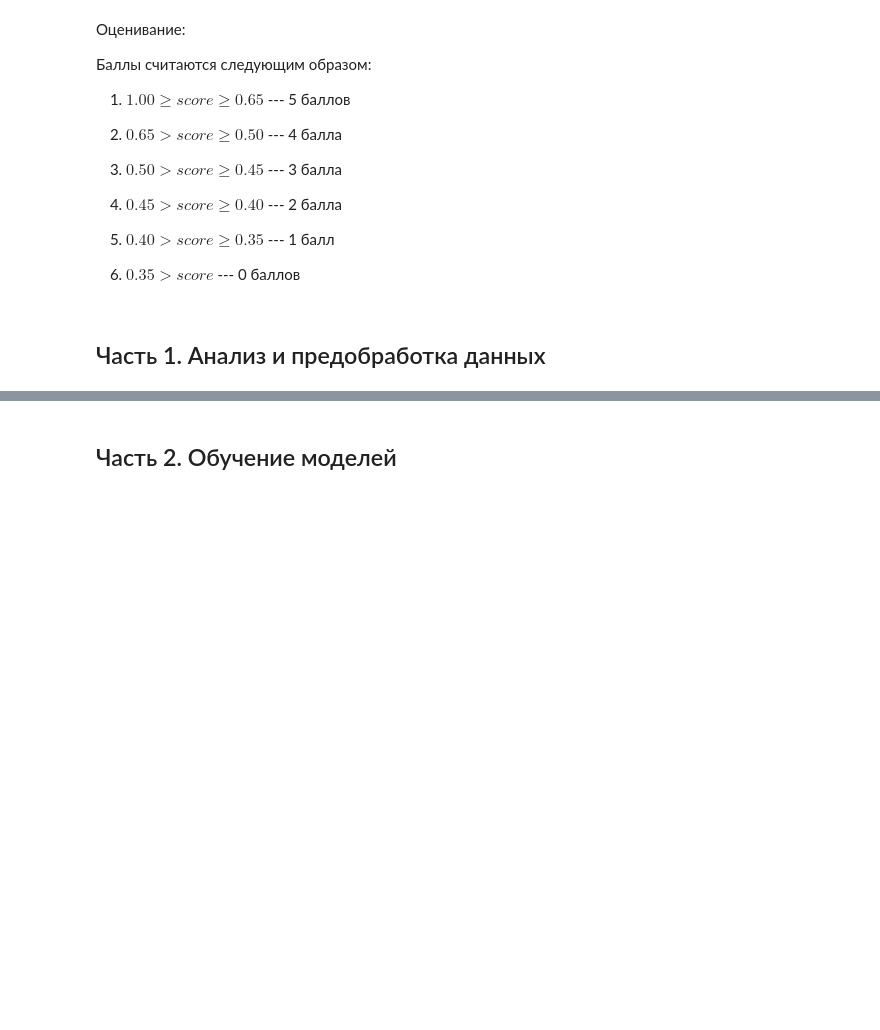
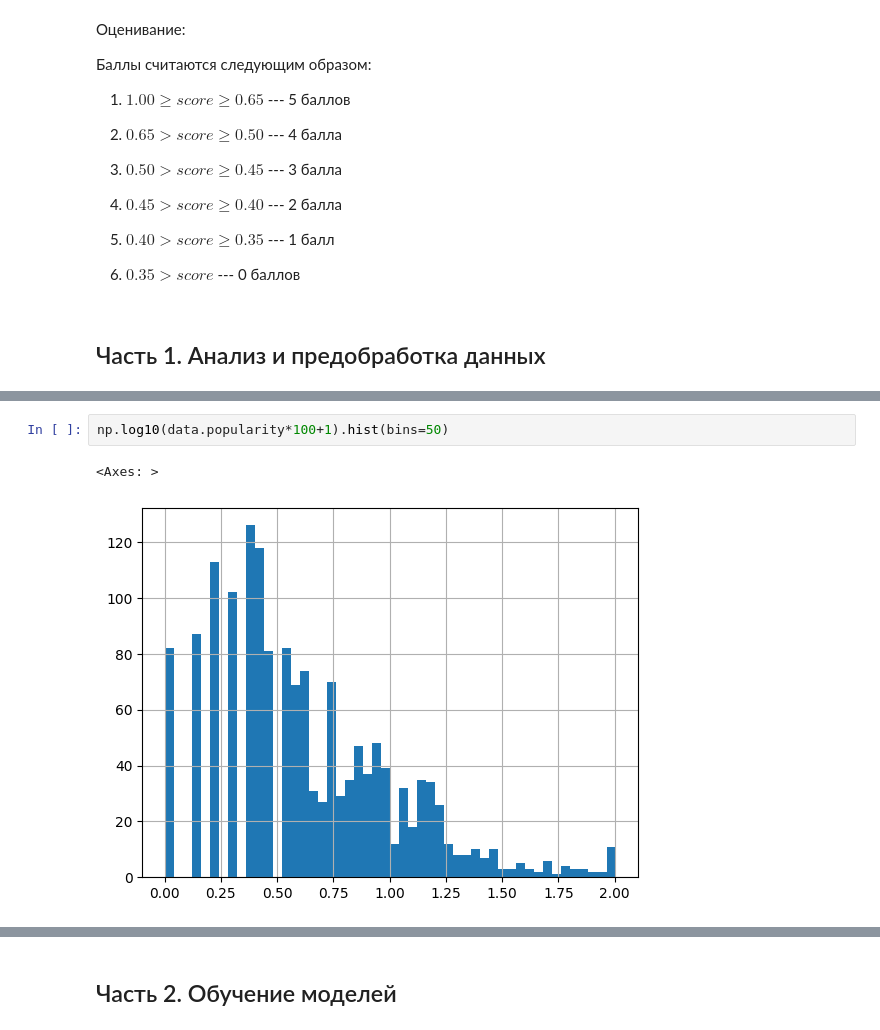
Before and after one commit to dtvai00/part_1_ml_cv, a Jupyter notebook: week_01_ml_intro/Homework/hw_1_game_of_thrones.ipynb, the cells around one changed output, grey strips where cells are left out. Drawn from its saved outputs; the diff is of its cells as text; blank space fills up the shorter version.

```diff
--- a/week_01_ml_intro/Homework/hw_1_game_of_thrones.ipynb
+++ b/week_01_ml_intro/Homework/hw_1_game_of_thrones.ipynb
@@ -334,0 +162,5 @@ X_train, X_val, y_train, y_val = # ...
+# %%
+np.log10(data.popularity*100+1).hist(bins=50)
+# %% [output]
+<Axes: >
+[figure, added]
```
Also changed, not shown: parts of 121 cells of this notebook, 4 other files.
